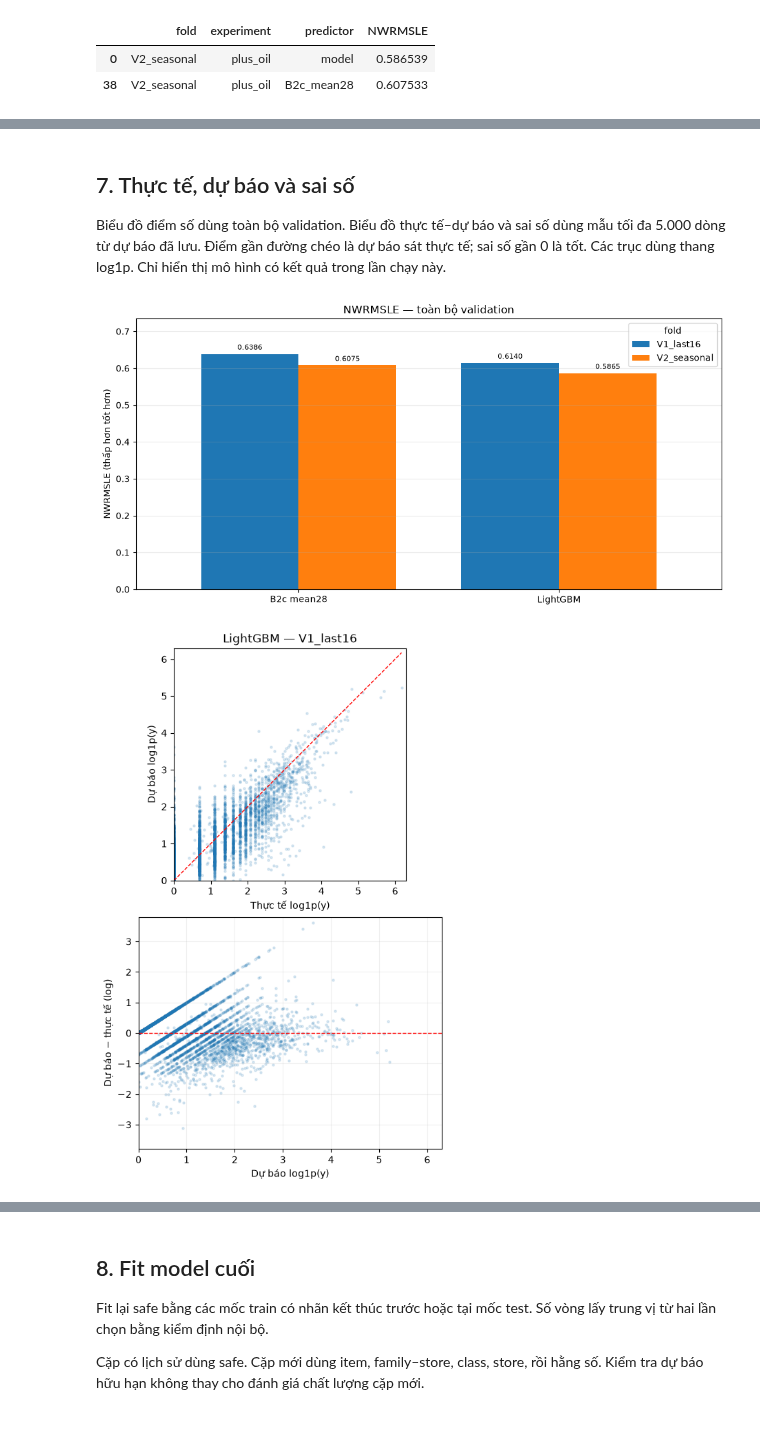
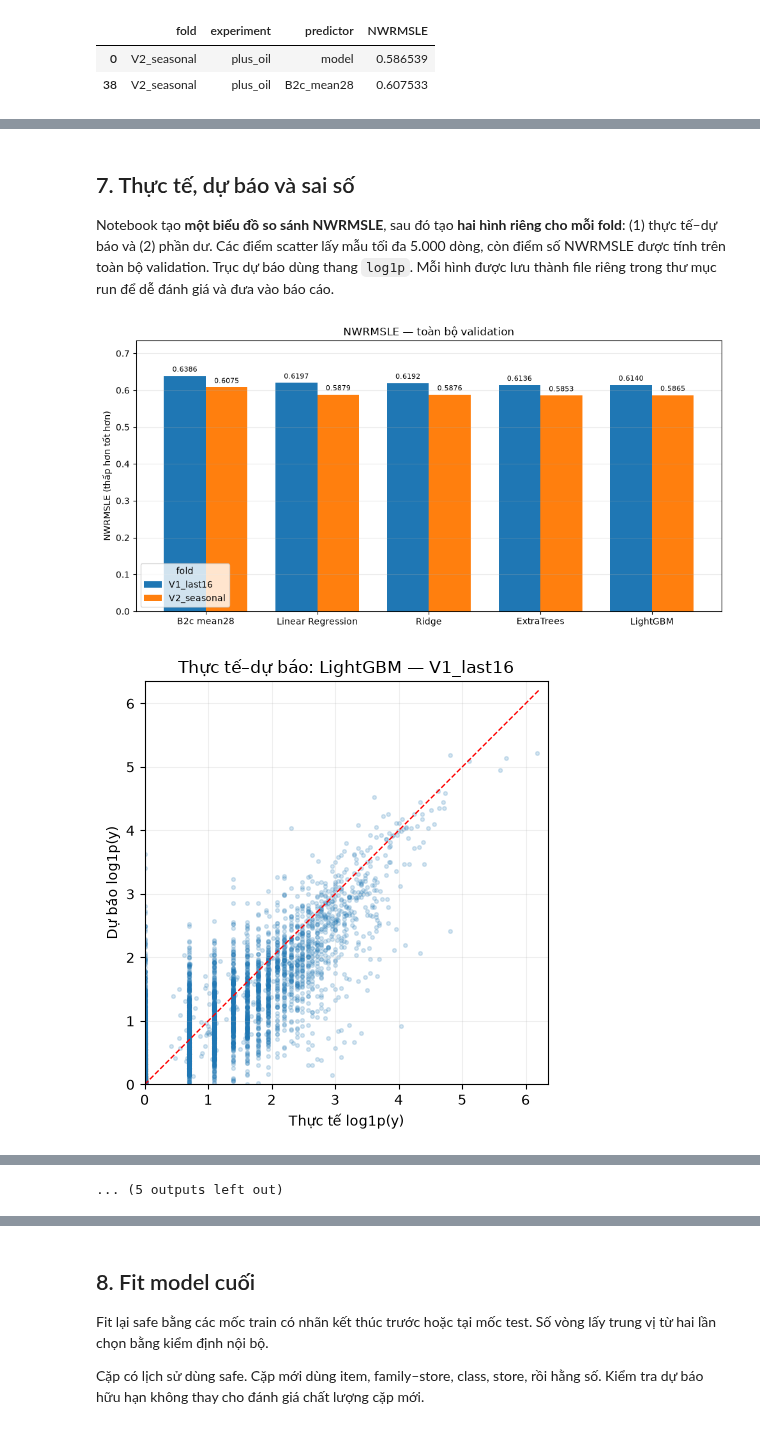
Before and after one commit to AlligatorTHPhat/Machine-learning-project-Grocery-sales-forecast, a Jupyter notebook: notebooks/05_model_training.ipynb, the cells around one changed output, grey strips where cells are left out. Saved outputs shown, nothing was run; the diff lists cells and outputs as text; code cells hidden in the pictures.

```diff
--- a/notebooks/05_model_training.ipynb
+++ b/notebooks/05_model_training.ipynb
@@ -224,7 +232,7 @@ def score_fold(model,features,fold,exp):
     cols = list(dict.fromkeys(features+['y_log','w','mean_28','pair_status','perishable',
                           'h','item_family','origin','date','store_nbr','item_nbr']))
     acc = defaultdict(lambda:[0,0.,0.])
-    pred_path = PRED_DIR / f"{fold['fold']}_safe.parquet"
+    pred_path = PRED_DIR / f"{fold['fold']}_{exp}.parquet"
     writer = None
     try:
         for d in iter_frames(va.path,cols):
@@ -245,7 +253,7 @@ def score_fold(model,features,fold,exp):
                 for group,value,m in groups:
                     z=acc[(name,group,value)]; e=p[m]-y[m]
                     z[0]+=int(m.sum()); z[1]+=float(w[m].sum()); z[2]+=float(np.dot(w[m],e*e))
-            if exp=='safe' and SAVE_SAFE_VALID_PREDICTIONS:
+            if SAVE_SAFE_VALID_PREDICTIONS:
                 saved=d[['store_nbr','item_nbr','origin','date','h','pair_status','perishable','item_family','y_log','w']].copy()
                 saved['pred_log']=pred.astype('float32'); saved['baseline_log']=baseline.astype('float32')
                 table=pa.Table.from_pandas(saved,preserve_index=False)
@@ -412,16 +598,16 @@ safe : tốt hơn B2c trên cả hai fold
 # %% [markdown]
 ## 7. Thực tế, dự báo và sai số
 
-Biểu đồ điểm số dùng toàn bộ validation. Biểu đồ thực tế–dự báo và sai số dùng mẫu tối đa 5.000 dòng từ dự báo đã lưu. Điểm gần đường chéo là dự báo sát thực tế; sai số gần 0 là tốt. Các trục dùng thang log1p. Chỉ hiển thị mô hình có kết quả trong lần chạy này.
+Notebook tạo **một biểu đồ so sánh NWRMSLE**, sau đó tạo **hai hình riêng cho mỗi fold**: (1) thực tế–dự báo và (2) phần dư. Các điểm scatter lấy mẫu tối đa 5.000 dòng, còn điểm số NWRMSLE được tính trên toàn bộ validation. Trục dự báo dùng thang `log1p`. Mỗi hình được lưu thành file riêng trong thư mục run để dễ đánh giá và đưa vào báo cáo.
 # %%
 # So sánh điểm của các mô hình đã chạy với B2c.
-visual_names={'safe':'LightGBM','ridge_safe':'Ridge','extratrees_safe':'ExtraTrees'}
+visual_names={'safe':'LightGBM','linear_safe':'Linear Regression','ridge_safe':'Ridge','extratrees_safe':'ExtraTrees'}
 vis=summary[summary.experiment.isin(visual_names)].copy()
 vis['model_name']=vis.experiment.map(visual_names)
 bar_data=vis.pivot(index='model_name',columns='fold',values='model')
 base=summary.groupby('fold')['B2c_mean28'].first()
 bar_data.loc['B2c mean28']=base.reindex(bar_data.columns)
-bar_data=bar_data.reindex([x for x in ['B2c mean28','LightGBM','Ridge','ExtraTrees'] if x in bar_data.index])
+bar_data=bar_data.reindex([x for x in ['B2c mean28','Linear Regression','Ridge','ExtraTrees','LightGBM'] if x in bar_data.index])
 ax=bar_data.plot.bar(figsize=(10,5),rot=0,width=.75)
 ax.set(title='NWRMSLE — toàn bộ validation',xlabel='',ylabel='NWRMSLE (thấp hơn tốt hơn)')
 ax.grid(axis='y',alpha=.25)
@@ -438,43 +624,50 @@ def sample_prediction_file(path,n=5000,seed=42):
     kept=pd.DataFrame()
     for batch in pq.ParquetFile(path).iter_batches(batch_size=8192,columns=['y_log','pred_log']):
         part=batch.to_pandas()
         part['_priority']=rng.random(len(part))
         kept=pd.concat([kept,part],ignore_index=True).nsmallest(n,'_priority')
     return kept.drop(columns='_priority')
 
 for fold in folds:
     available=[(exp,name,PRED_DIR/f"{fold['fold']}_{exp}.parquet")
                for exp,name in visual_names.items()
                if exp in set(vis.loc[vis.fold == fold['fold'], 'experiment'])
                and (PRED_DIR/f"{fold['fold']}_{exp}.parquet").is_file()]
     if not available:
         print(f"{fold['fold']}: chưa có file dự báo để vẽ scatter.")
         continue
     samples=[sample_prediction_file(path,seed=SEED) for _,_,path in available]
     # Chỉ so sánh trên cùng các nhãn mẫu; khác nhau thì dừng để kiểm tra nguồn file.
     for sample in samples[1:]:
         assert np.array_equal(sample.y_log.to_numpy(),samples[0].y_log.to_numpy()), 'Mẫu giữa model không khớp.'
     upper=max(float(max(s.y_log.max(),s.pred_log.max())) for s in samples)
     upper=max(upper,.1)
     residual_limit=max(float(np.abs(s.pred_log-s.y_log).max()) for s in samples)
     residual_limit=max(residual_limit,.1)
-    fig,axes=plt.subplots(2,len(available),figsize=(5*len(available),8),squeeze=False,constrained_layout=True)
-    for j,((exp,name,path),s) in enumerate(zip(available,samples)):
-        ax=axes[0,j]
-        ax.scatter(s.y_log,s.pred_log,s=5,alpha=.15,rasterized=True)
+    # Hình 1: thực tế và dự báo — riêng từng mô hình trong fold.
+    for (exp,name,path),s in zip(available,samples):
+        fig,ax=plt.subplots(figsize=(6,5))
+        ax.scatter(s.y_log,s.pred_log,s=7,alpha=.18,rasterized=True)
         ax.plot([0,upper],[0,upper],'r--',linewidth=1)
-        ax.set(title=f'{name} — {fold["fold"]}',xlabel='Thực tế log1p(y)',ylabel='Dự báo log1p(y)',
+        ax.set(title=f'Thực tế–dự báo: {name} — {fold["fold"]}',
+               xlabel='Thực tế log1p(y)',ylabel='Dự báo log1p(y)',
                xlim=(0,upper*1.02),ylim=(0,upper*1.02))
         ax.set_aspect('equal',adjustable='box')
+        ax.grid(alpha=.2); fig.tight_layout()
+        fig.savefig(REPORT_DIR/f"05_scatter_{fold['fold']}_{exp}.png",dpi=150,bbox_inches='tight')
+        plt.show()
+
+        # Hình 2: phần dư — cũng là một hình độc lập cho từng mô hình.
         residual=s.pred_log-s.y_log
-        ax=axes[1,j]
-        ax.scatter(s.pred_log,residual,s=5,alpha=.15,rasterized=True)
+        fig,ax=plt.subplots(figsize=(6,5))
+        ax.scatter(s.pred_log,residual,s=7,alpha=.18,rasterized=True)
         ax.axhline(0,color='red',linestyle='--',linewidth=1)
-        ax.set(xlabel='Dự báo log1p(y)',ylabel='Dự báo − thực tế (log)',
+        ax.set(title=f'Phần dư: {name} — {fold["fold"]}',
+               xlabel='Dự báo log1p(y)',ylabel='Dự báo − thực tế (log)',
                xlim=(0,upper*1.02),ylim=(-residual_limit*1.05,residual_limit*1.05))
-        ax.grid(alpha=.2)
-    fig.savefig(REPORT_DIR/f"05_regression_diagnostics_{fold['fold']}.png",dpi=150,bbox_inches='tight')
-    plt.show()
+        ax.grid(alpha=.2); fig.tight_layout()
+        fig.savefig(REPORT_DIR/f"05_residual_{fold['fold']}_{exp}.png",dpi=150,bbox_inches='tight')
+        plt.show()
 # %% [output]
-[figure, old version]
+[figure, new version]
-[figure, old version]
+[figure, new version]
@@ -482 +684,2 @@ for fold in folds:
+... (5 outputs left out)
 # %% [markdown]
```
Also changed, not shown: parts of 11 cells of this notebook.
